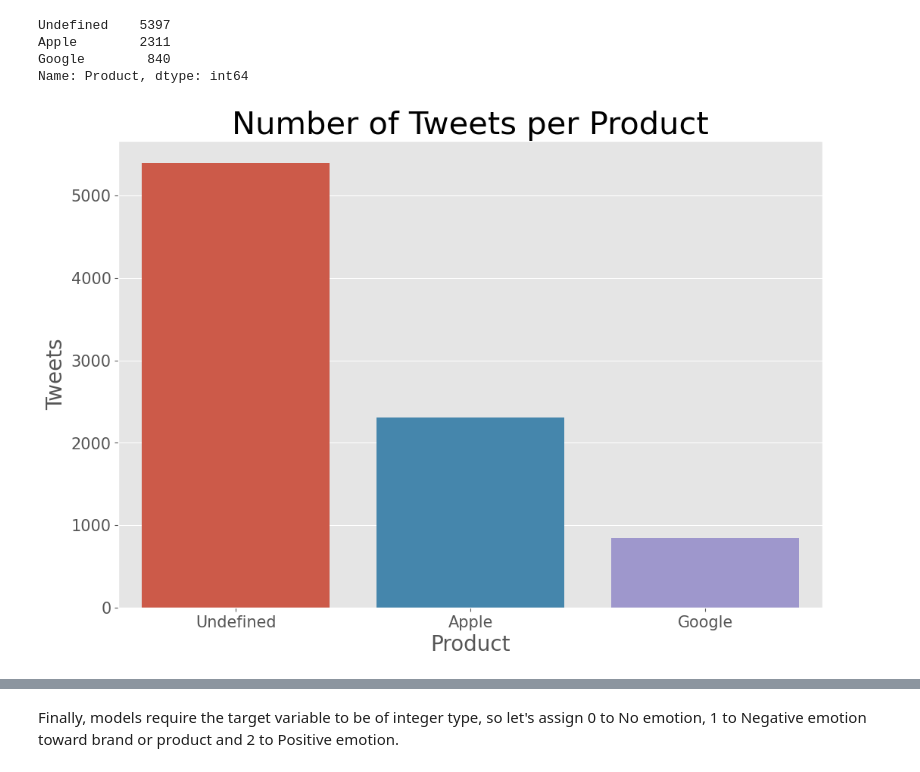
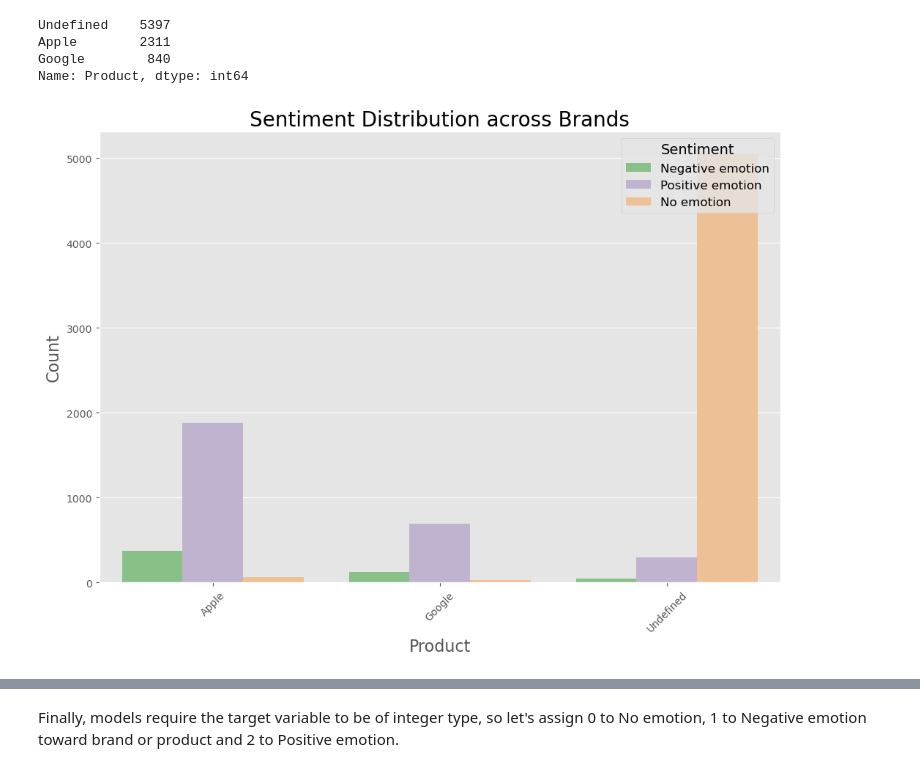
Before and after one commit to Chemami12/Tweeter-Sentiment-NLP, a Jupyter notebook: Twiteer-Sentiment.ipynb, the cells around one changed output, grey strips where cells are left out. Saved outputs shown, nothing was run; the diff lists cells and outputs as text; code cells hidden in the pictures.

```diff
--- a/Twiteer-Sentiment.ipynb
+++ b/Twiteer-Sentiment.ipynb
@@ -266,8 +266,15 @@ Undefined    5397
 Apple        2311
 Google        840
 Name: Product, dtype: int64
-# %%
-#countplot for Brand
-countplot(df, "Product")
-# %% [output]
-[figure, removed]
+# %%
+#count plot for Sentiment across brands
+plt.figure(figsize=(12, 8))
+sns.countplot(data=df, x="Product", hue="Sentiment", palette="Accent")
+plt.title('Sentiment Distribution across Brands', fontsize=20)
+plt.xlabel('Product', fontsize=16)
+plt.ylabel('Count', fontsize=16)
+plt.legend(title='Sentiment', title_fontsize='14', fontsize='12', loc='upper right')
+plt.xticks(rotation=45)
+plt.show()
+# %% [output]
+[figure, added]
```
Also changed, not shown: parts of 8 cells of this notebook.
